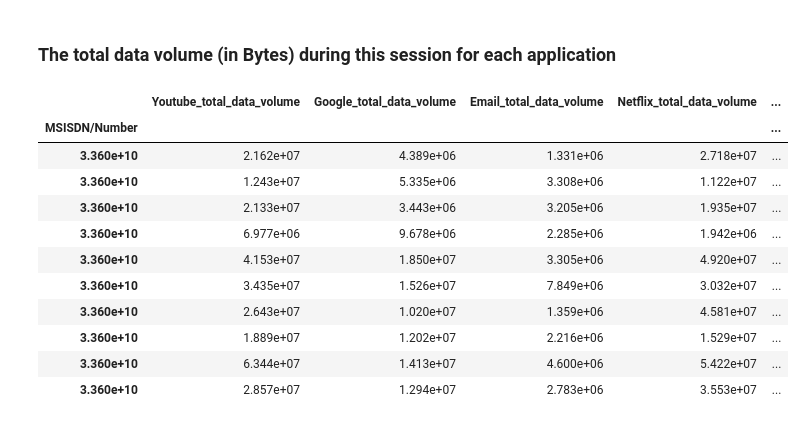
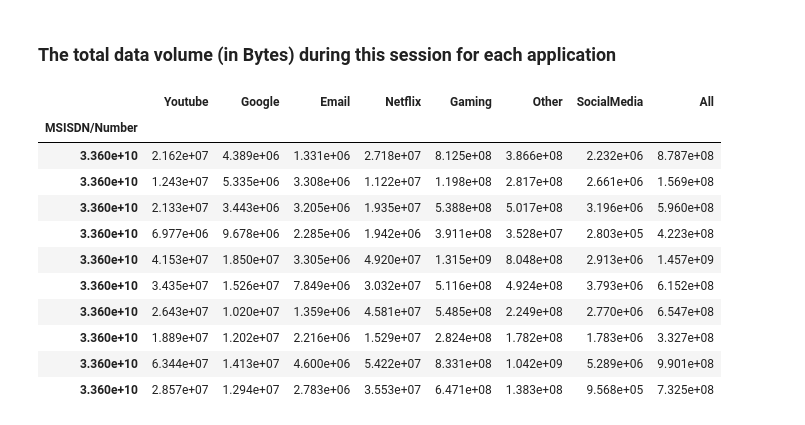
Before and after one commit to bereketkibru/User_Analytics_in_telecom, a Jupyter notebook: notebooks/User Overview analysis .ipynb, the cells around one changed output. Cells and saved outputs as stored; diff of their text form; code cells hidden in the pictures.

```diff
--- a/notebooks/User Overview analysis .ipynb
+++ b/notebooks/User Overview analysis .ipynb
@@ -206,29 +206,29 @@ xDR_df.groupby('MSISDN/Number')[['Total DL (Bytes)',
 ###  The total data volume (in Bytes) during this session for each application
 # %%
 #the total data volume (in Bytes) during this session for each application
-xDR_df['Youtube_total_data_volume'] = xDR_df['Youtube DL (Bytes)'] + xDR_df['Youtube UL (Bytes)']
-xDR_df['Google_total_data_volume'] = xDR_df['Google DL (Bytes)'] + xDR_df['Google UL (Bytes)']
-xDR_df['Email_total_data_volume'] = xDR_df['Email DL (Bytes)'] + xDR_df['Email UL (Bytes)']
+xDR_df['Youtube'] = xDR_df['Youtube DL (Bytes)'] + xDR_df['Youtube UL (Bytes)']
+xDR_df['Google'] = xDR_df['Google DL (Bytes)'] + xDR_df['Google UL (Bytes)']
+xDR_df['Email'] = xDR_df['Email DL (Bytes)'] + xDR_df['Email UL (Bytes)']
 
-xDR_df['Netflix_total_data_volume'] = xDR_df['Netflix DL (Bytes)'] + xDR_df['Netflix UL (Bytes)']
-xDR_df['Gaming_total_data_volume'] = xDR_df['Gaming DL (Bytes)'] + xDR_df['Gaming UL (Bytes)']
-xDR_df['Other_total_data_volume'] = xDR_df['Other DL (Bytes)'] + xDR_df['Other UL (Bytes)']
-xDR_df['SocialMedia_total_data_volume'] = xDR_df['Social Media DL (Bytes)'] + xDR_df['Social Media UL (Bytes)']
+xDR_df['Netflix'] = xDR_df['Netflix DL (Bytes)'] + xDR_df['Netflix UL (Bytes)']
+xDR_df['Gaming'] = xDR_df['Gaming DL (Bytes)'] + xDR_df['Gaming UL (Bytes)']
+xDR_df['Other'] = xDR_df['Other DL (Bytes)'] + xDR_df['Other UL (Bytes)']
+xDR_df['SocialMedia'] = xDR_df['Social Media DL (Bytes)'] + xDR_df['Social Media UL (Bytes)']
 
-xDR_df['All_total_data_volume'] = xDR_df['Total DL (Bytes)'] + xDR_df['Total UL (Bytes)']
+xDR_df['All'] = xDR_df['Total DL (Bytes)'] + xDR_df['Total UL (Bytes)']
 # %%
 #the total data volume (in Bytes) during this session for each application
-xDR_df.groupby('MSISDN/Number').agg({'Youtube_total_data_volume': 'sum','Google_total_data_volume': 'sum','Email_total_data_volume': 'sum','Netflix_total_data_volume': 'sum','Gaming_total_data_volume': 'sum','Other_total_data_volume': 'sum','SocialMedia_total_data_volume': 'sum','All_total_data_volume':'sum' }).head(10)
+xDR_df.groupby('MSISDN/Number').agg({'Youtube': 'sum','Google': 'sum','Email': 'sum','Netflix': 'sum','Gaming': 'sum','Other': 'sum','SocialMedia': 'sum','All':'sum' }).head(10)
 # %% [output]
-|  | Youtube_total_data_volume | Google_total_data_volume | Email_total_data_volume | Netflix_total_data_volume | ... |
-| MSISDN/Number |  |  |  |  | ... |
-| 3.360e+10 | 2.162e+07 | 4.389e+06 | 1.331e+06 | 2.718e+07 | ... |
-| 3.360e+10 | 1.243e+07 | 5.335e+06 | 3.308e+06 | 1.122e+07 | ... |
-| 3.360e+10 | 2.133e+07 | 3.443e+06 | 3.205e+06 | 1.935e+07 | ... |
-| 3.360e+10 | 6.977e+06 | 9.678e+06 | 2.285e+06 | 1.942e+06 | ... |
-| 3.360e+10 | 4.153e+07 | 1.850e+07 | 3.305e+06 | 4.920e+07 | ... |
-| 3.360e+10 | 3.435e+07 | 1.526e+07 | 7.849e+06 | 3.032e+07 | ... |
-| 3.360e+10 | 2.643e+07 | 1.020e+07 | 1.359e+06 | 4.581e+07 | ... |
-| 3.360e+10 | 1.889e+07 | 1.202e+07 | 2.216e+06 | 1.529e+07 | ... |
-| 3.360e+10 | 6.344e+07 | 1.413e+07 | 4.600e+06 | 5.422e+07 | ... |
-| 3.360e+10 | 2.857e+07 | 1.294e+07 | 2.783e+06 | 3.553e+07 | ... |
+|  | Youtube | Google | Email | Netflix | Gaming | Other | SocialMedia | All |
+| MSISDN/Number |  |  |  |  |  |  |  |  |
+| 3.360e+10 | 2.162e+07 | 4.389e+06 | 1.331e+06 | 2.718e+07 | 8.125e+08 | 3.866e+08 | 2.232e+06 | 8.787e+08 |
+| 3.360e+10 | 1.243e+07 | 5.335e+06 | 3.308e+06 | 1.122e+07 | 1.198e+08 | 2.817e+08 | 2.661e+06 | 1.569e+08 |
+| 3.360e+10 | 2.133e+07 | 3.443e+06 | 3.205e+06 | 1.935e+07 | 5.388e+08 | 5.017e+08 | 3.196e+06 | 5.960e+08 |
+| 3.360e+10 | 6.977e+06 | 9.678e+06 | 2.285e+06 | 1.942e+06 | 3.911e+08 | 3.528e+07 | 2.803e+05 | 4.223e+08 |
+| 3.360e+10 | 4.153e+07 | 1.850e+07 | 3.305e+06 | 4.920e+07 | 1.315e+09 | 8.048e+08 | 2.913e+06 | 1.457e+09 |
+| 3.360e+10 | 3.435e+07 | 1.526e+07 | 7.849e+06 | 3.032e+07 | 5.116e+08 | 4.924e+08 | 3.793e+06 | 6.152e+08 |
+| 3.360e+10 | 2.643e+07 | 1.020e+07 | 1.359e+06 | 4.581e+07 | 5.485e+08 | 2.249e+08 | 2.770e+06 | 6.547e+08 |
+| 3.360e+10 | 1.889e+07 | 1.202e+07 | 2.216e+06 | 1.529e+07 | 2.824e+08 | 1.782e+08 | 1.783e+06 | 3.327e+08 |
+| 3.360e+10 | 6.344e+07 | 1.413e+07 | 4.600e+06 | 5.422e+07 | 8.331e+08 | 1.042e+09 | 5.289e+06 | 9.901e+08 |
+| 3.360e+10 | 2.857e+07 | 1.294e+07 | 2.783e+06 | 3.553e+07 | 6.471e+08 | 1.383e+08 | 9.568e+05 | 7.325e+08 |
```
Also changed, not shown: parts of 14 cells of this notebook.
